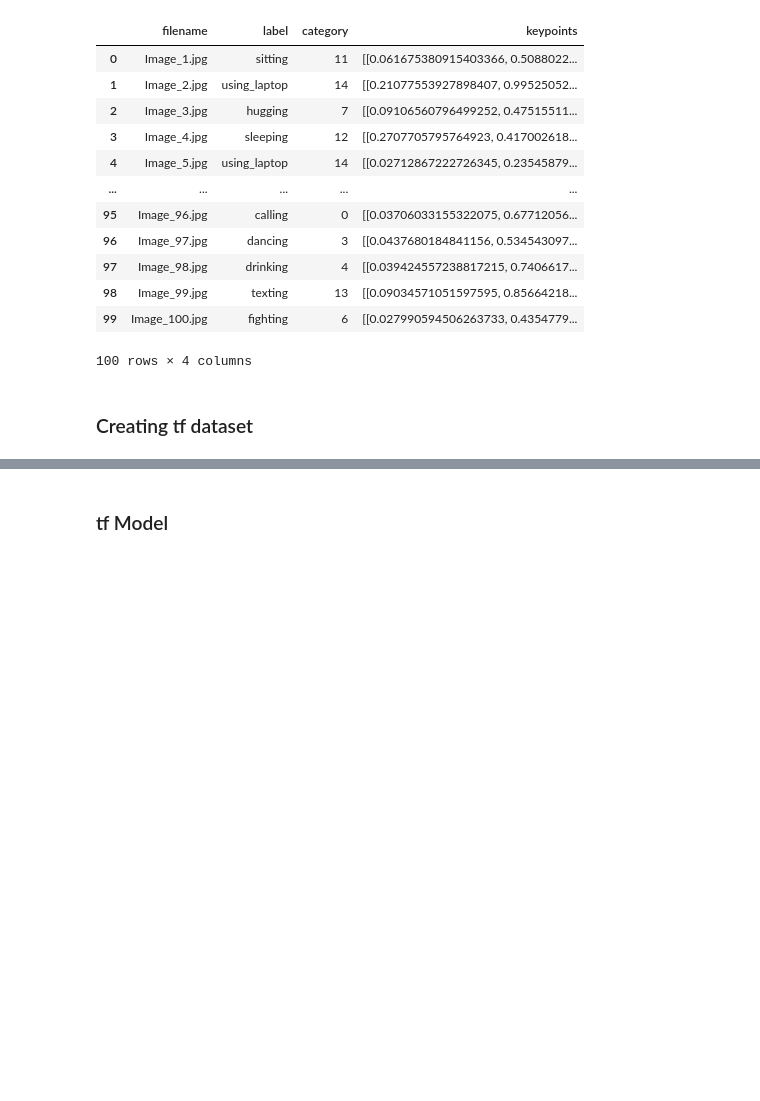
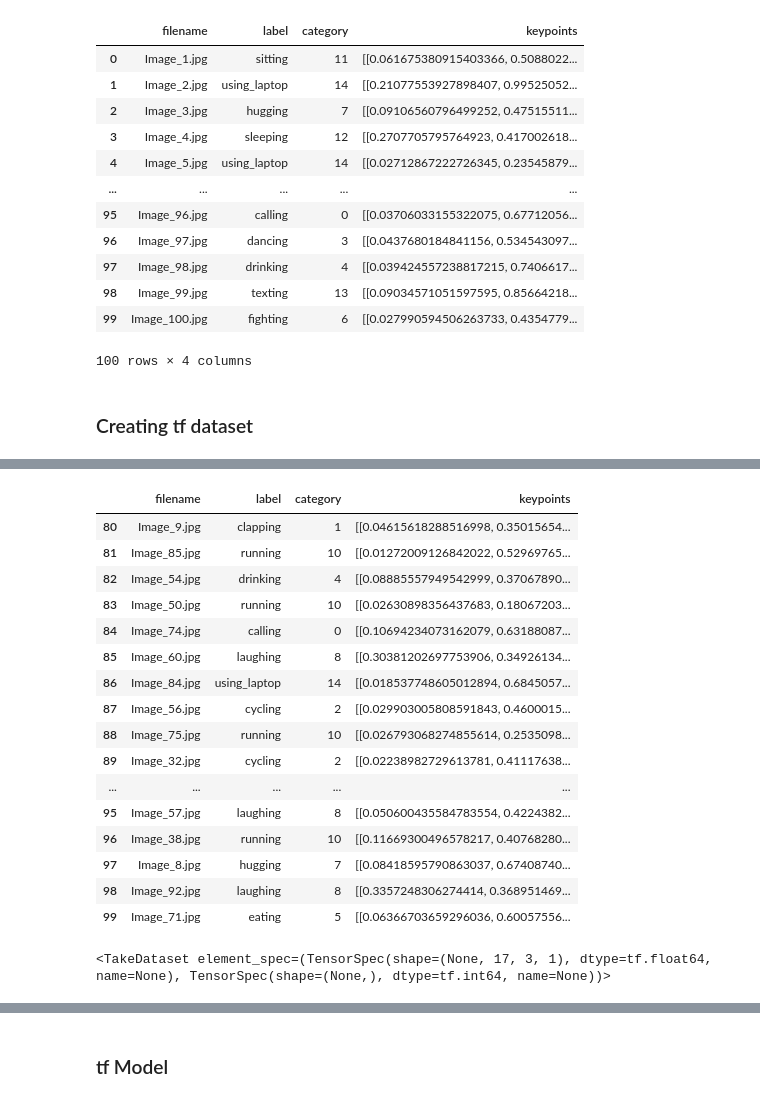
Before and after one commit to Vatsal-Sharma2003/HUMAN-POSE-ESTIMATION-USING-MACHINE-LEARNING, a Jupyter notebook: HRD.ipynb, the cells around one changed output, grey strips where cells are left out. Drawn from its saved outputs; the diff is of its cells as text; code cells hidden in the pictures; blank space fills up the shorter version.

Commit message:
add processed dataset + mods

```diff
--- a/HRD.ipynb
+++ b/HRD.ipynb
@@ -594,3 +576,24 @@ def create_dataset(data, labels, batch_size , shuffle=False):
     dataset = dataset.map(lambda img, label: (tf.expand_dims(img, 3), label))
 
     return dataset
+# %%
+seed = 42
+shuffled_df = load_df_thunder(frac=1, random_state=seed).reset_index(drop=True)
+# %%
+train_perc = 0.75
+
+tr_samples = int()
+# %%
+def train_test_split(df, train_perc, seed):
+
+    shuffled_df = df.sample(frac=1, random_state=seed).reset_index(drop=True)
+
+    tr_samples = int(len(df)*train_perc)
+
+    train_df = shuffled_df.iloc[:tr_samples]
+
+    test_df = shuffled_df.iloc[tr_samples:]
+
+    return [train_df,test_df]
+# %%
+train, val = train_test_split(df = load_df_lightning, train_perc = 0.8, seed = 40)
@@ -597,13 +616,38 @@ def create_dataset(data, labels, batch_size , shuffle=False):
+# %%
+val
+# %% [output]
+|  | filename | label | category | keypoints |
+| 80 | Image_9.jpg | clapping | 1 | [[0.04615618288516998, 0.35015654... |
+| 81 | Image_85.jpg | running | 10 | [[0.01272009126842022, 0.52969765... |
+| 82 | Image_54.jpg | drinking | 4 | [[0.08885557949542999, 0.37067890... |
+| 83 | Image_50.jpg | running | 10 | [[0.02630898356437683, 0.18067203... |
+| 84 | Image_74.jpg | calling | 0 | [[0.10694234073162079, 0.63188087... |
+| 85 | Image_60.jpg | laughing | 8 | [[0.30381202697753906, 0.34926134... |
+| 86 | Image_84.jpg | using_laptop | 14 | [[0.018537748605012894, 0.6845057... |
+| 87 | Image_56.jpg | cycling | 2 | [[0.029903005808591843, 0.4600015... |
+| 88 | Image_75.jpg | running | 10 | [[0.026793068274855614, 0.2535098... |
+| 89 | Image_32.jpg | cycling | 2 | [[0.02238982729613781, 0.41117638... |
+| ... | ... | ... | ... | ... |
+| 95 | Image_57.jpg | laughing | 8 | [[0.050600435584783554, 0.4224382... |
+| 96 | Image_38.jpg | running | 10 | [[0.11669300496578217, 0.40768280... |
+| 97 | Image_8.jpg | hugging | 7 | [[0.08418595790863037, 0.67408740... |
+| 98 | Image_92.jpg | laughing | 8 | [[0.3357248306274414, 0.368951469... |
+| 99 | Image_71.jpg | eating | 5 | [[0.06366703659296036, 0.60057556... |
 # %%
 batch_s = 30
 
-dataset_train = create_dataset(testing_data, testing_labels, batch_s)
+dataset_train = create_dataset(train, batch_s)
+train_steps = int(np.ceil(len(train)/batch_s))
 
-train_steps = int(np.ceil(len(data)/batch_s))
+dataset_val = create_dataset(val, batch_s)
+val_steps = int(np.ceil(len(val)/batch_s))
+
 
 element = dataset_train.take(1)
 
 element
+# %% [output]
+<TakeDataset element_spec=(TensorSpec(shape=(None, 17, 3, 1), dtype=tf.float64, name=None), TensorSpec(shape=(None,), dtype=tf.int64, name=None))>
 # %%
 for d, l in element:
   print((d.numpy().shape), l.numpy().shape)
```
Also changed, not shown: parts of 20 cells of this notebook, 1 other file.
